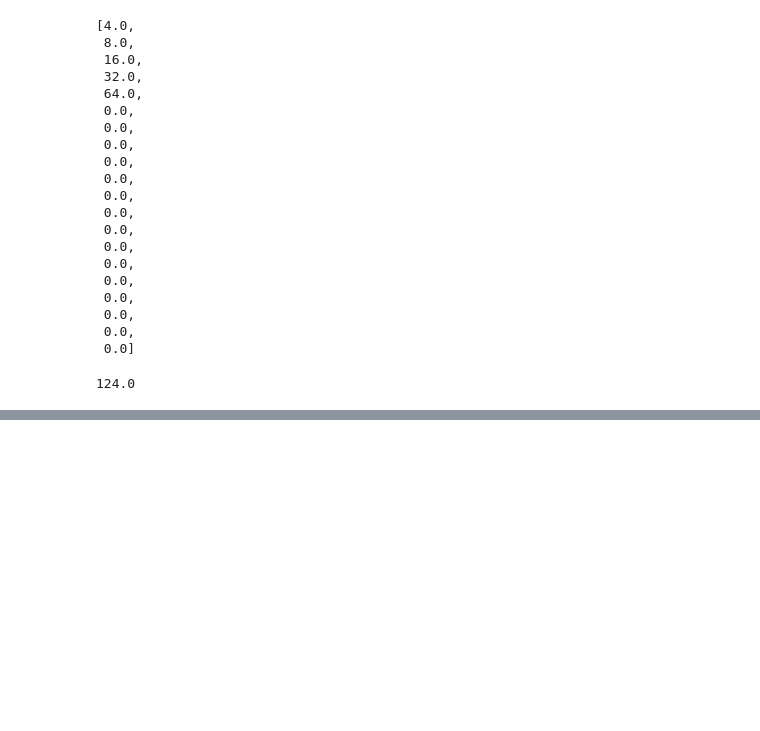
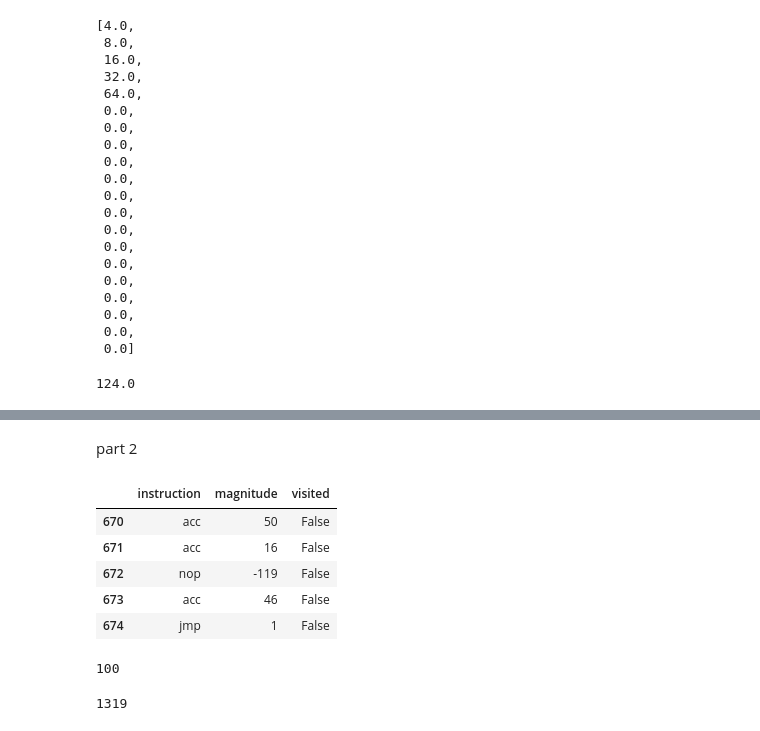
Before and after one commit to M011190B/aoc_2020, a Jupyter notebook: aoc_2020.ipynb, the cells around one changed output, grey strips where cells are left out. Saved outputs shown, nothing was run; the diff lists cells and outputs as text; code cells hidden in the pictures; blank space fills up the shorter version.

```diff
--- a/aoc_2020.ipynb
+++ b/aoc_2020.ipynb
@@ -565,0 +601,11 @@ sum(b)
+# %% [markdown]
+part 2
+# %%
+data.tail()
+# %% [output]
+|  | instruction | magnitude | visited |
+| 670 | acc | 50 | False |
+| 671 | acc | 16 | False |
+| 672 | nop | -119 | False |
+| 673 | acc | 46 | False |
+| 674 | jmp | 1 | False |
@@ -565,0 +616,6 @@ sum(b)
+# %%
+
+
+data[data['instruction']!= 'acc'].visited.sum()
+# %% [output]
+100
@@ -565,0 +626,26 @@ sum(b)
+# %%
+for changed in L_indices:
+    data_test = data.copy()
+    if data_test.loc[changed,'instruction'] == 'nop':
+        data_test.loc[changed, 'instruction'] = 'jmp'
+    else:
+        data_test.loc[changed, 'instruction'] = 'nop'
+
+    data_test['visited'] = False
+    accumulator = 0
+    k = 0
+    while not data_test.loc[k,'visited']:
+        data_test.loc[k,'visited'] = True
+        if data_test.loc[k,'instruction'] == 'acc':
+            accumulator += data_test.loc[k,'magnitude']
+            k += 1
+        elif data_test.loc[k,'instruction'] == 'jmp':
+            k += data_test.loc[k,'magnitude']
+        else:
+            k +=1
+        if k == len(data_test):
+            print(accumulator)
+            a = data_test.copy()
+            break
+# %% [output]
+1319
```
Also changed, not shown: parts of 10 cells of this notebook, 1 other file.
